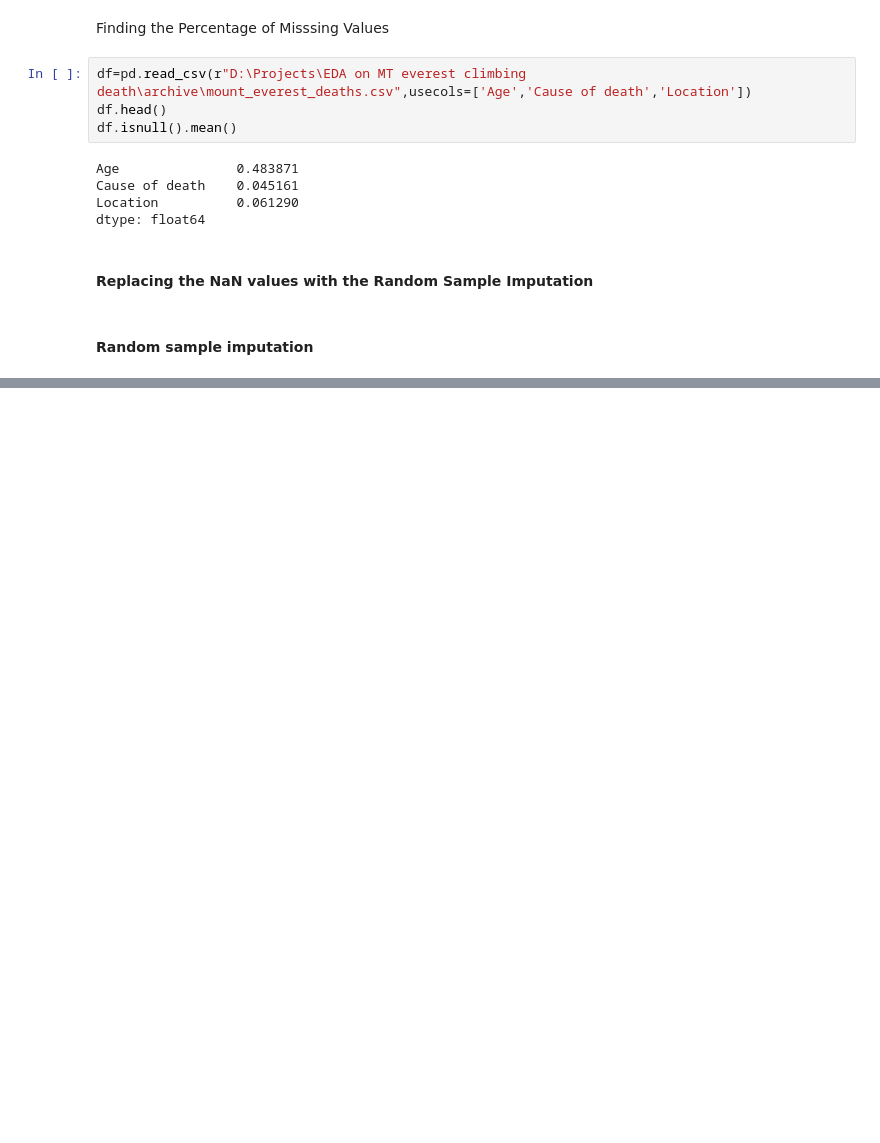
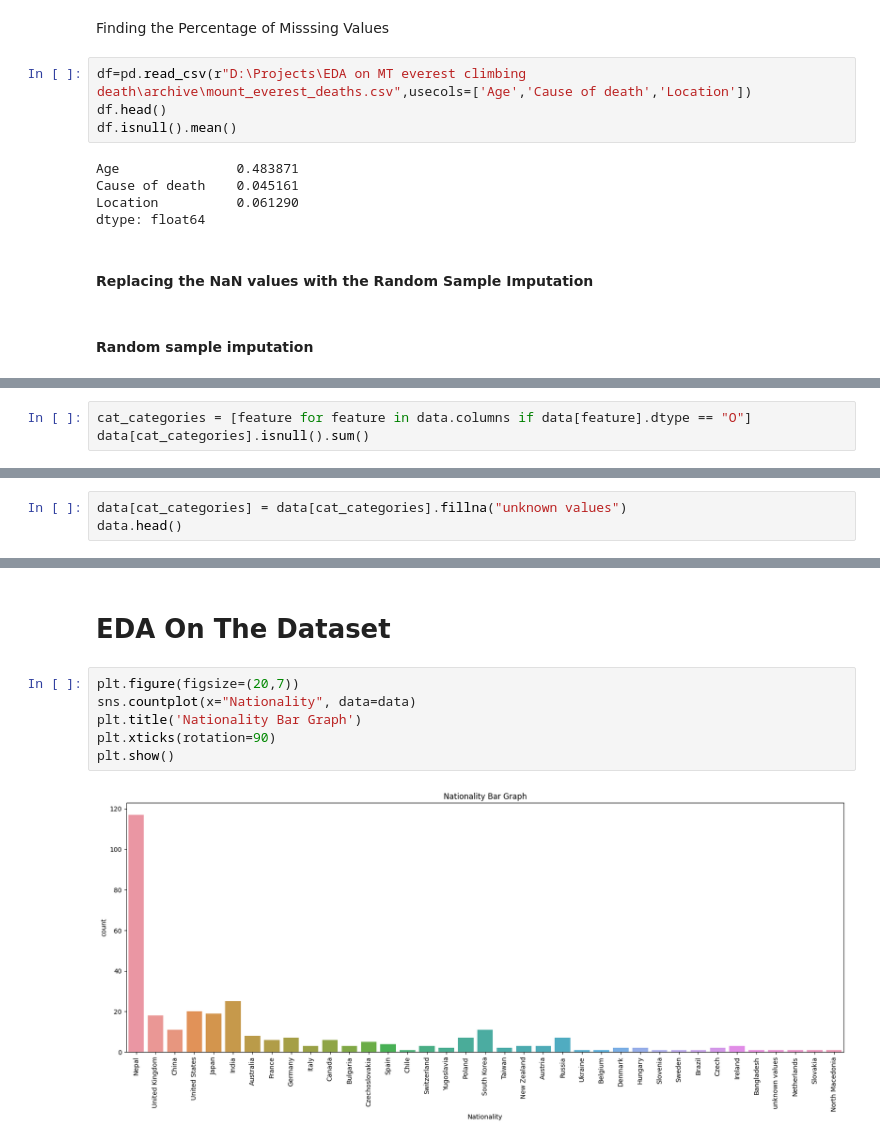
Before and after one commit to amitbudhathoki/EDA-on-MT-Everest-Death, a Jupyter notebook: MT everest death.ipynb, the cells around one changed output, grey strips where cells are left out. Saved outputs shown, nothing was run; the diff lists cells and outputs as text; blank space fills up the shorter version.

```diff
--- a/MT everest death.ipynb
+++ b/MT everest death.ipynb
@@ -115,0 +116,3 @@ NameError: name 'median' is not defined
+# %%
+cat_categories = [feature for feature in data.columns if data[feature].dtype == "O"]
+data[cat_categories].isnull().sum()
@@ -115,0 +129,3 @@ NameError: name 'median' is not defined
+# %%
+data[cat_categories] = data[cat_categories].fillna("unknown values")
+data.head()
@@ -115,0 +139,10 @@ NameError: name 'median' is not defined
+# %% [markdown]
+# EDA On The Dataset
+# %%
+plt.figure(figsize=(20,7))
+sns.countplot(x="Nationality", data=data)
+plt.title('Nationality Bar Graph')
+plt.xticks(rotation=90)
+plt.show()
+# %% [output]
+[figure, added]
```
Also changed, not shown: parts of 6 cells of this notebook.
